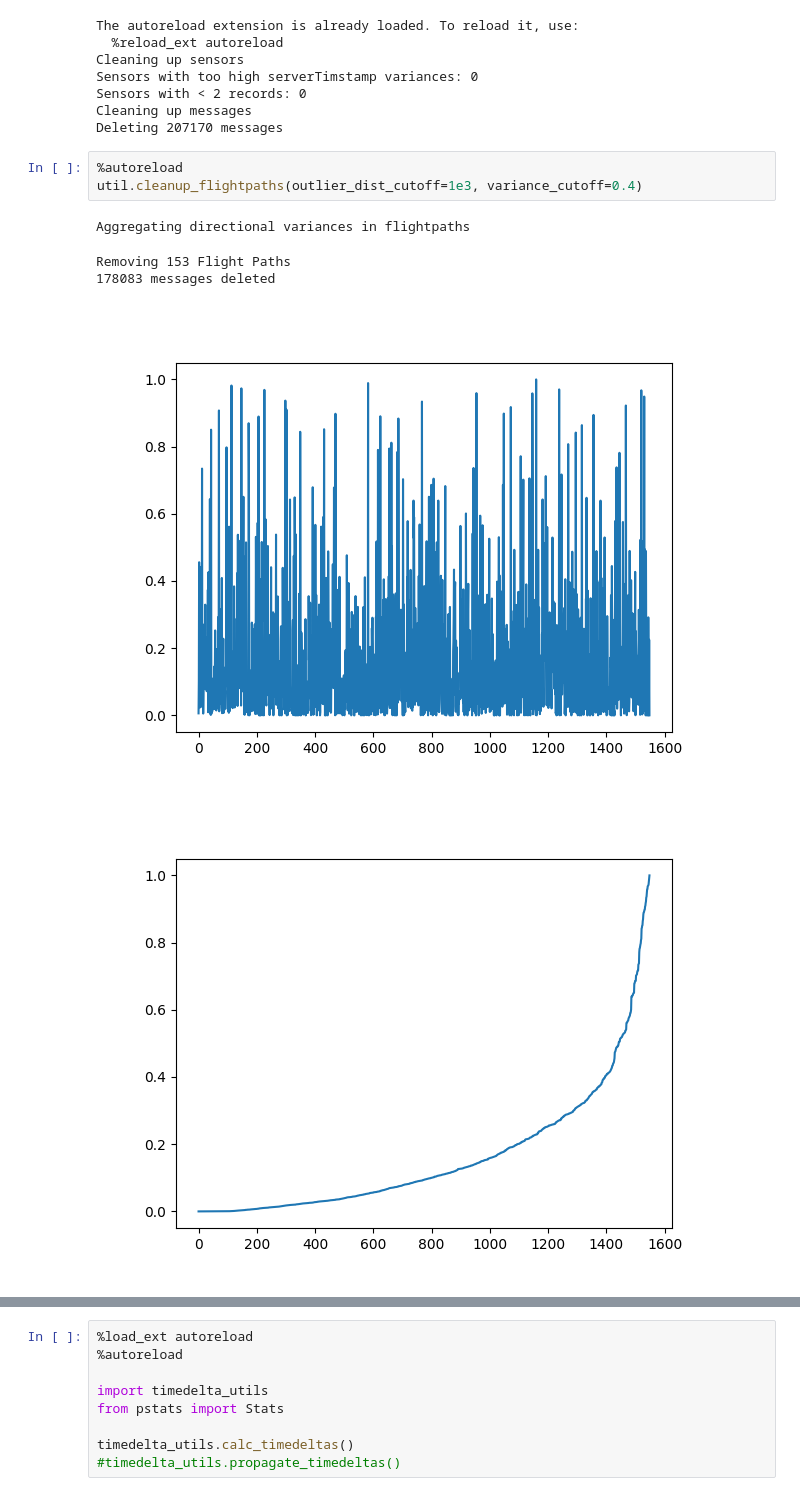
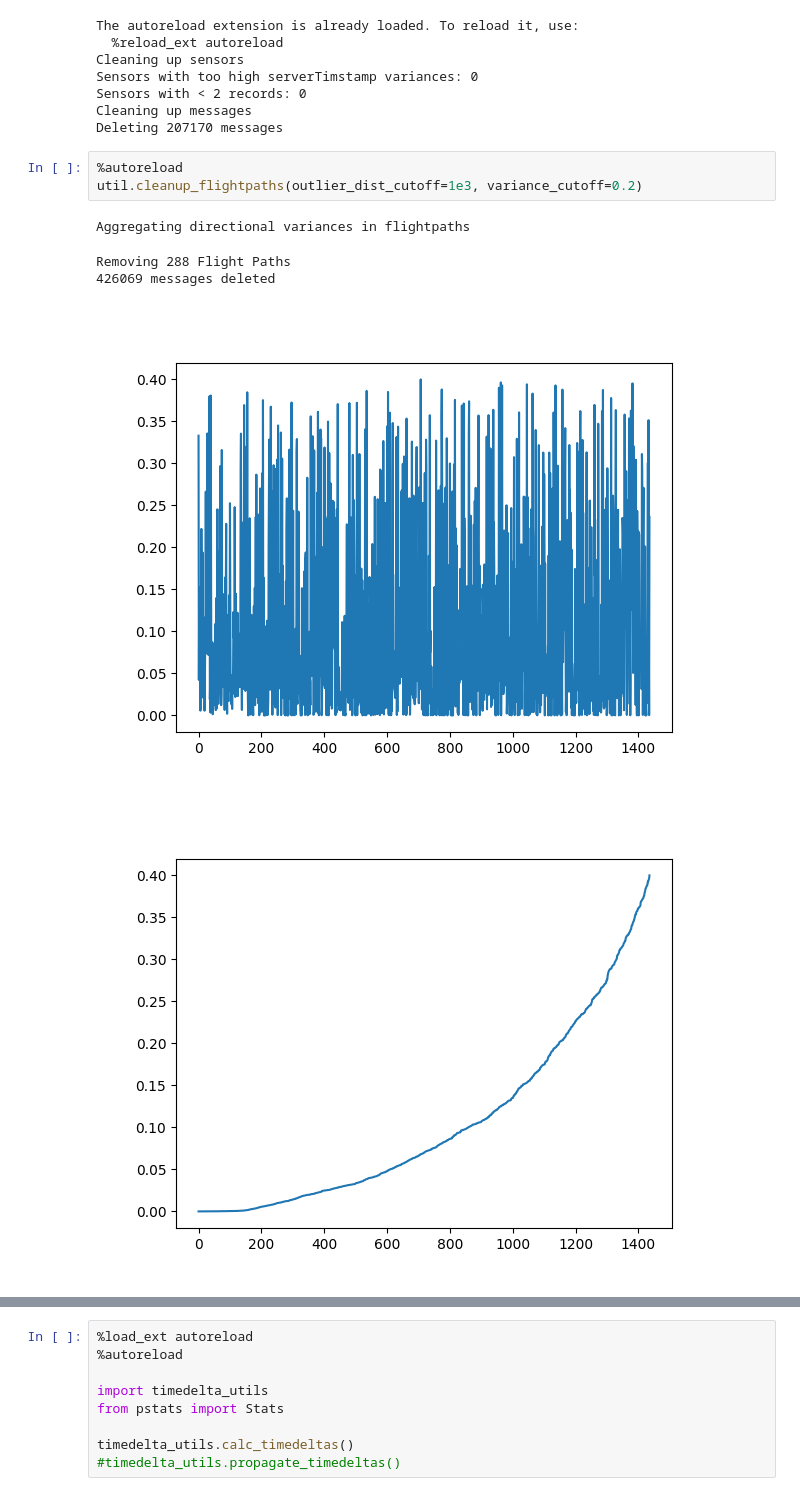
Before and after one commit to Baegi/msc_thesis, a Jupyter notebook: sol2/sol.ipynb, the cells around one changed output, grey strips where cells are left out. Saved outputs shown, nothing was run; the diff lists cells and outputs as text.

```diff
--- a/sol2/sol.ipynb
+++ b/sol2/sol.ipynb
@@ -50,10 +61,10 @@ Cleaning up messages
 Deleting 207170 messages
 # %%
 %autoreload
-util.cleanup_flightpaths(outlier_dist_cutoff=1e3, variance_cutoff=0.4)
+util.cleanup_flightpaths(outlier_dist_cutoff=1e3, variance_cutoff=0.2)
 # %% [output]
 Aggregating directional variances in flightpaths
-Removing 153 Flight Paths
-178083 messages deleted
+Removing 288 Flight Paths
+426069 messages deleted
-[figure, old version]
+[figure, new version]
-[figure, old version]
+[figure, new version]
```
Also changed, not shown: parts of 8 cells of this notebook, 2 other files.
